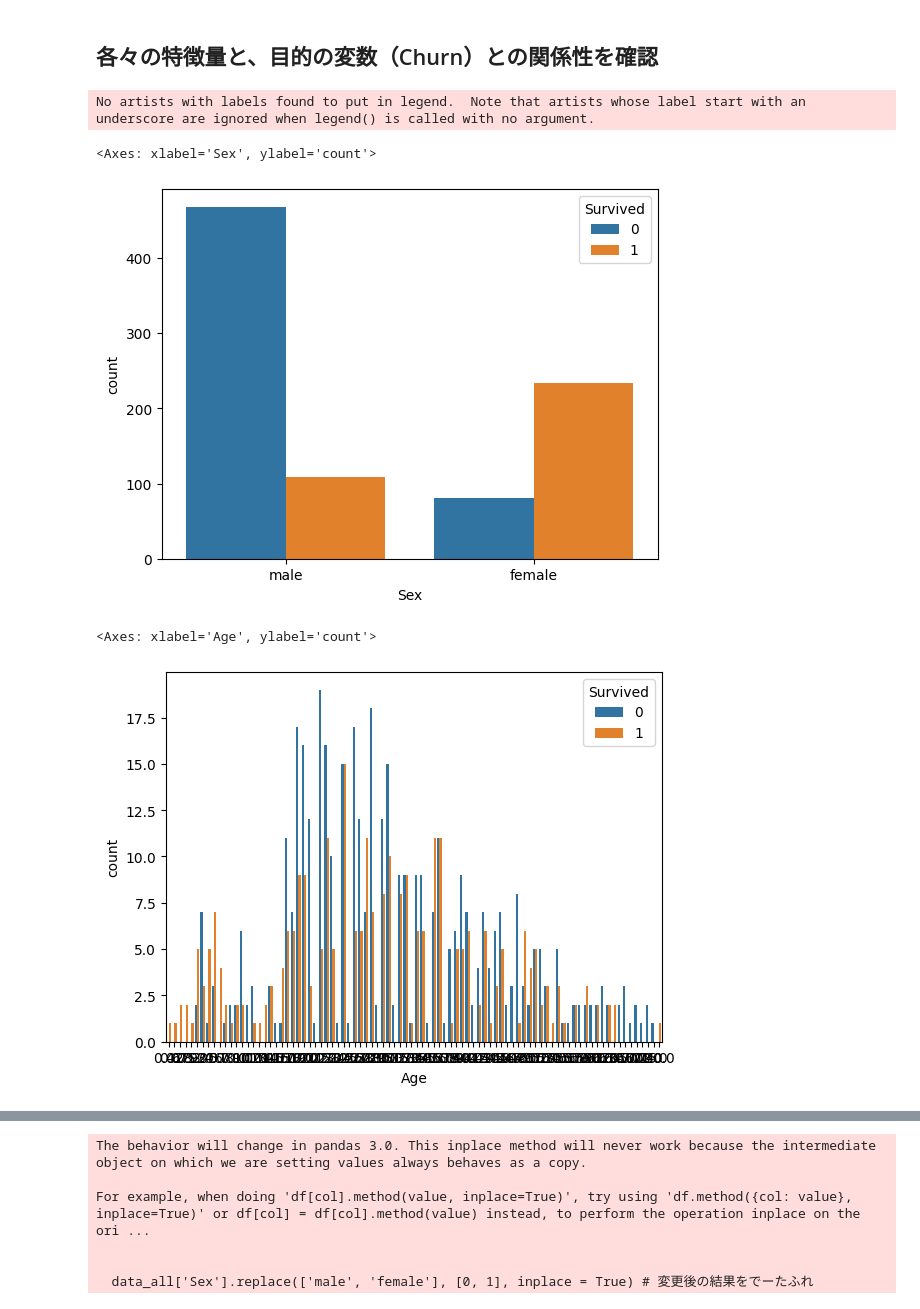
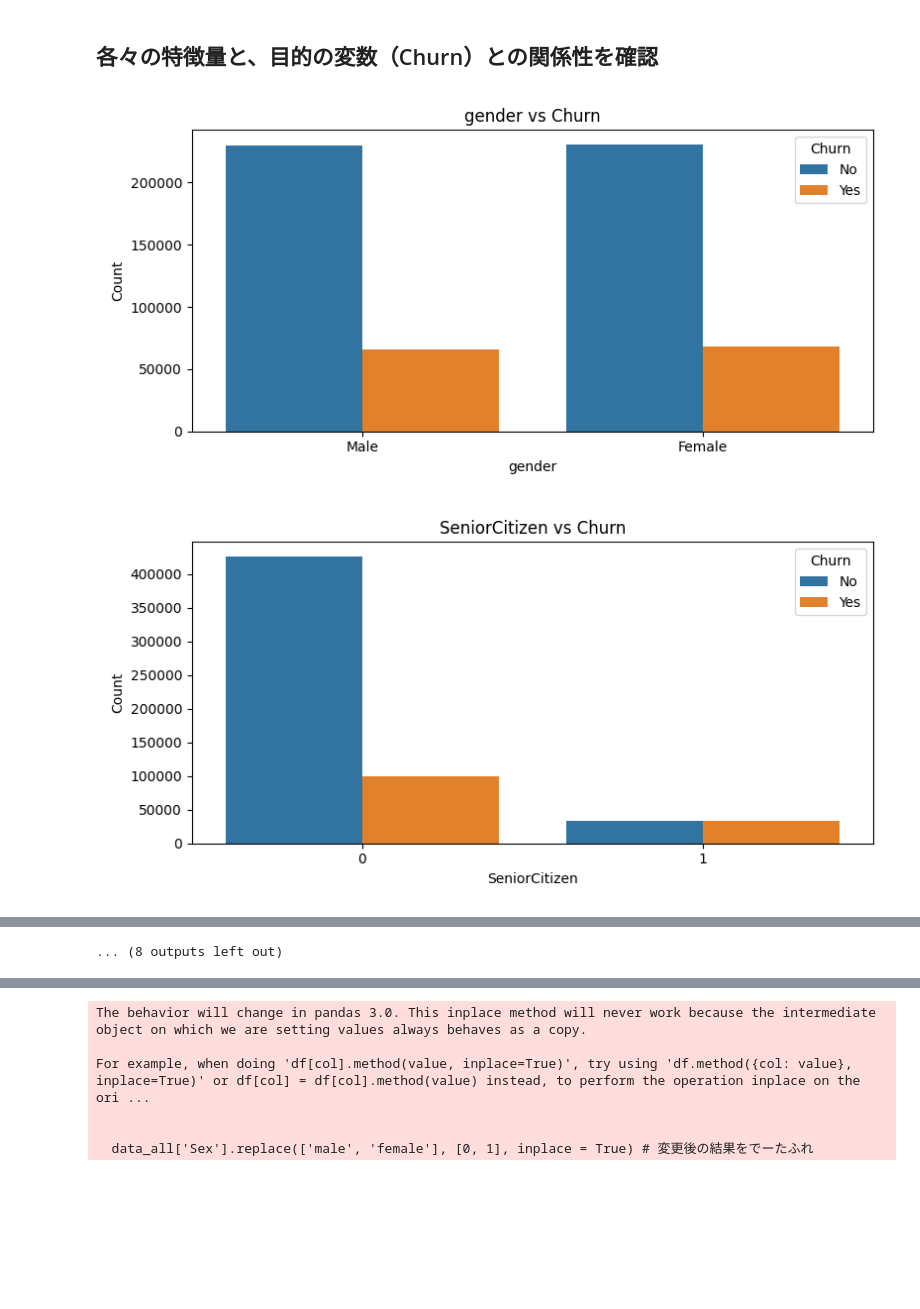
Before and after one commit to tsukasahamaoka9-source/DS_Projects, a Jupyter notebook: 1_PR,CL_Kaggle playground Mar/notebook/Playground_2.ipynb, the cells around one changed output, grey strips where cells are left out. Cells and saved outputs as stored; diff of their text form; code cells hidden in the pictures; blank space fills up the shorter version.

```diff
--- a/1_PR,CL_Kaggle playground Mar/notebook/Playground_2.ipynb
+++ b/1_PR,CL_Kaggle playground Mar/notebook/Playground_2.ipynb
@@ -111,29 +129,29 @@ dtypes: float64(2), int64(3), object(16)
 memory usage: 95.2+ MB
 # %% [markdown]
 ## 各々の特徴量と、目的の変数（Churn）との関係性を確認
-# %%
-# 各々の特徴量（genderからTotalCharges）と、目的の変数（Churn）との関係性を確認するためのグラフを作成
-for column in data_train.columns[1:]:
-    plt.figure(figsize=(8, 4))
-    sns.countplot(x=column, hue='Churn', data=data_train)
-    plt.title(f'{column} vs Churn')
-    plt.xlabel(column)
-    plt.ylabel('Count')
-    plt.legend(title='Churn', loc='upper right')
-    plt.show()
-# %% [output]
-No artists with labels found to put in legend.  Note that artists whose label start with an underscore are ignored when legend() is called with no argument.
-# %%
-# Sexとの関係
-sns.countplot(x = 'Sex', hue = 'Survived', data = data_train)
-# 女性客の生存割合が高いな。優先的に女性が救助されたのかも？
-# %% [output]
-<Axes: xlabel='Sex', ylabel='count'>
-[figure, removed]
-# %%
-# Ageとの関係
-sns.countplot(x = 'Age', hue = 'Survived', data = data_train)
-# 見づらいな。ヒストグラムで、階層の幅広げて表示するか
-# %% [output]
-<Axes: xlabel='Age', ylabel='count'>
-[figure, removed]
+# %%
+# 各々の特徴量（genderからTotalCharges）と、目的の変数（Churn）との関係性を確認するためのグラフを作成
+
+import io
+from IPython.display import Image, display #
+import matplotlib.pyplot as plt
+import seaborn as sns
+
+for column in data_train.columns[1:]:
+    fig, ax = plt.subplots(figsize=(8, 4))
+    sns.countplot(x=column, hue='Churn', data=data_train, ax=ax)
+    ax.set_title(f'{column} vs Churn')
+    ax.set_xlabel(column)
+    ax.set_ylabel('Count')
+    if ax.get_legend() is not None:
+        ax.get_legend().set_title('Churn')
+
+    buf = io.BytesIO()
+    fig.tight_layout()
+    fig.savefig(buf, format='png')
+    buf.seek(0)
+    display(Image(data=buf.getvalue()))
+    plt.close(fig)
+# %% [output]
+[figure, added]
+[figure, added]
@@ -140 +168,2 @@ sns.countplot(x = 'Age', hue = 'Survived', data = data_train)
+... (8 outputs left out)
 # %%
```
Also changed, not shown: parts of 13 cells of this notebook.
